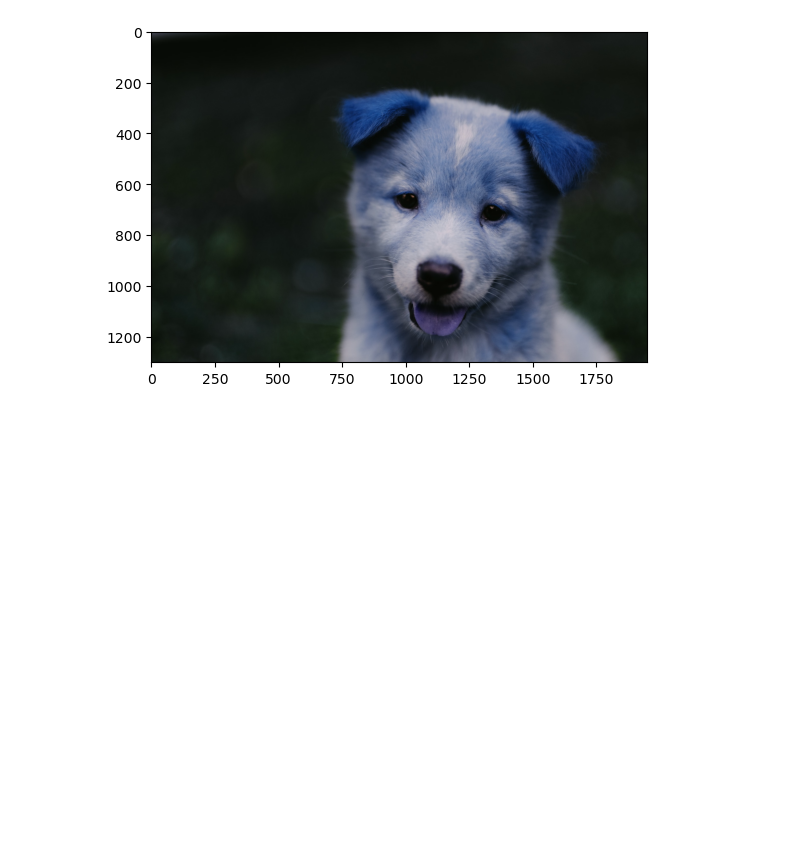
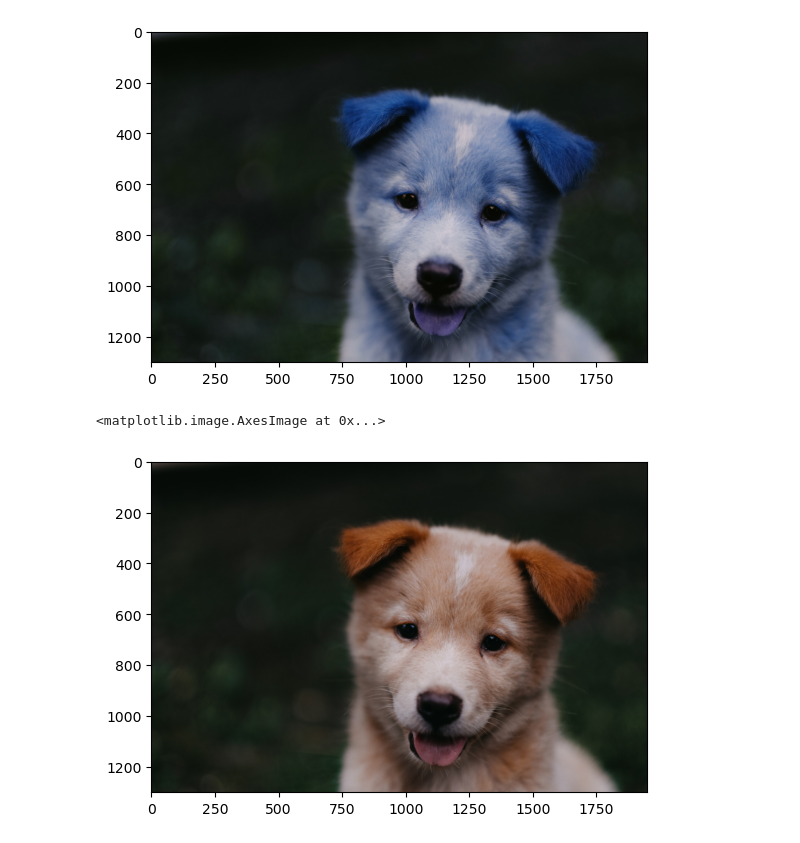
Before and after one commit to hrithik-data-bot/image-processing-notebooks, a Jupyter notebook: notebooks/005-image-colors.ipynb, the cells around one changed output. Saved outputs shown, nothing was run; the diff lists cells and outputs as text; code cells hidden in the pictures; blank space fills up the shorter version.

```diff
--- a/notebooks/005-image-colors.ipynb
+++ b/notebooks/005-image-colors.ipynb
@@ -15,3 +15,9 @@ plt.imshow(image)
 # %% [output]
 <matplotlib.image.AxesImage at 0x...>
 [figure]
+# %%
+image_bgr_2_rgb = cv2.cvtColor(image, cv2.COLOR_BGR2RGB)
+plt.imshow(image_bgr_2_rgb)
+# %% [output]
+<matplotlib.image.AxesImage at 0x...>
+[figure, added]
```
Also changed, not shown: parts of 2 cells of this notebook.
